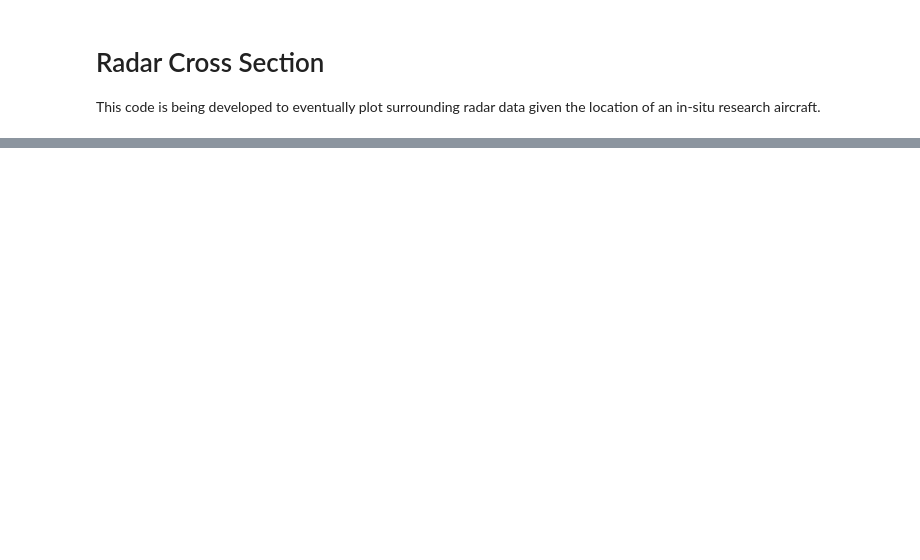
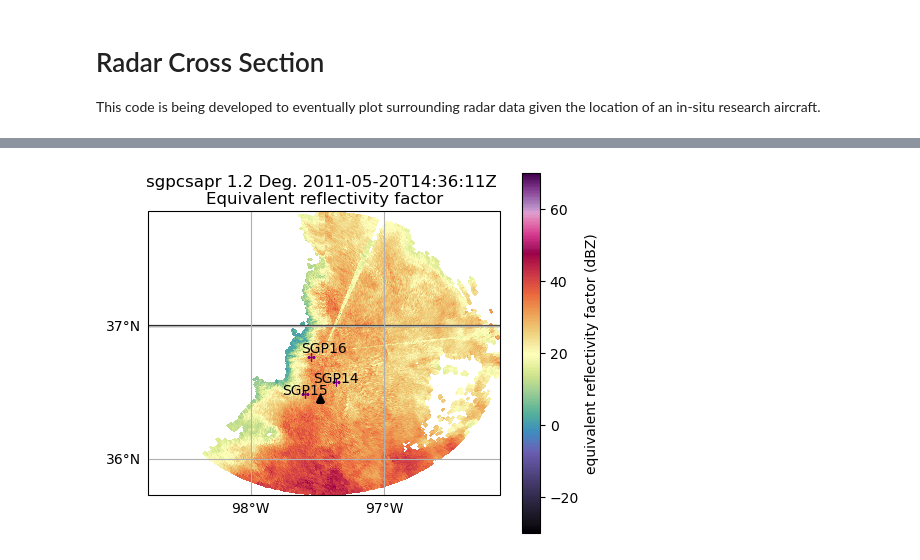
Before and after one commit to brycerrickbeil/2026-SULI-Bryce-Rickbeil, a Jupyter notebook: students/bryce_rickbeil/notebooks/radar_cross_section.ipynb, the cells around one changed output, grey strips where cells are left out. Cells and saved outputs as stored; diff of their text form; code cells hidden in the pictures; blank space fills up the shorter version.

```diff
--- a/students/bryce_rickbeil/notebooks/radar_cross_section.ipynb
+++ b/students/bryce_rickbeil/notebooks/radar_cross_section.ipynb
@@ -71,0 +77,34 @@ display.plot_latitude_slice('reflectivity',
+# %%
+display = pyart.graph.RadarMapDisplay(data)
+
+projection = ccrs.PlateCarree()
+
+fig = plt.figure(figsize = (11,9))
+
+ax = fig.add_axes([0.06, 0.50, 0.40, 0.40], projection = projection)
+ax.add_feature(cfeature.STATES.with_scale('10m'), linewidth = 1.5, edgecolor = 'black')
+
+a = display.plot_ppi_map('corrected_reflectivity_horizontal',
+                        ax = ax,
+                        sweep = 1,
+                        vmin = -30,
+                        vmax = 70,
+                        cmap = 'ChaseSpectral')
+
+# Citation at given time step
+plt.plot(cit_lon[time_step], cit_lat[time_step], marker = '^', color = 'black')
+
+#SGP16
+plt.annotate('SGP16', xy = (-97.45, 36.8),ha = 'center')
+plt.plot(-97.5472, 36.7675, marker = '+', color = 'purple')
+
+#SGP15
+plt.annotate('SGP15', (-97.593889, 36.49111), ha = 'center')
+plt.plot(-97.593889, 36.49111, marker = '+', color = 'purple')
+
+#SGP14
+plt.annotate('SGP14', (-97.363611, 36.578611), ha = 'center')
+plt.plot(-97.363611, 36.578611, marker = '+', color = 'purple')
+plt.show()
+# %% [output]
+[figure, added]
```
Also changed, not shown: parts of 4 cells of this notebook, 1 other file.
